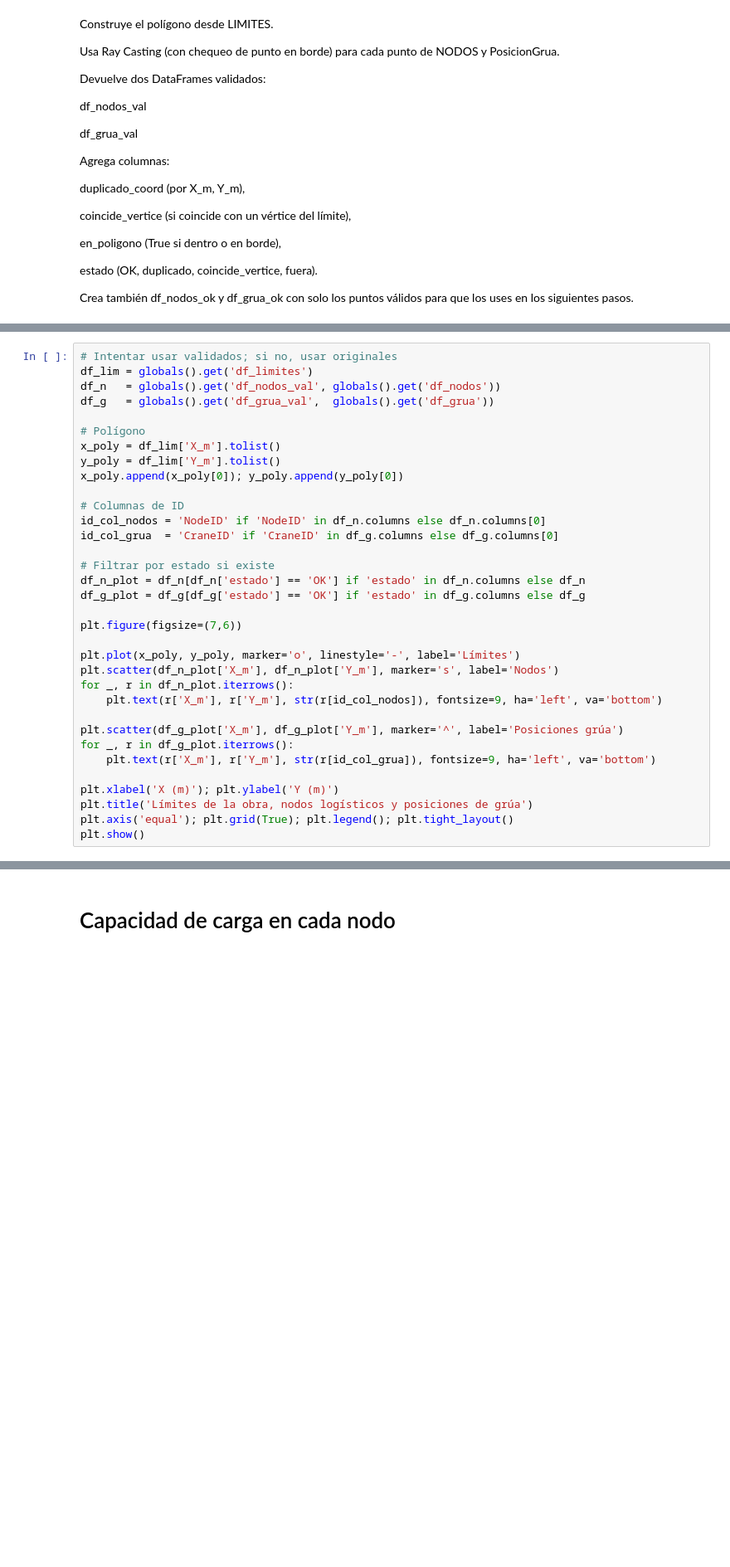
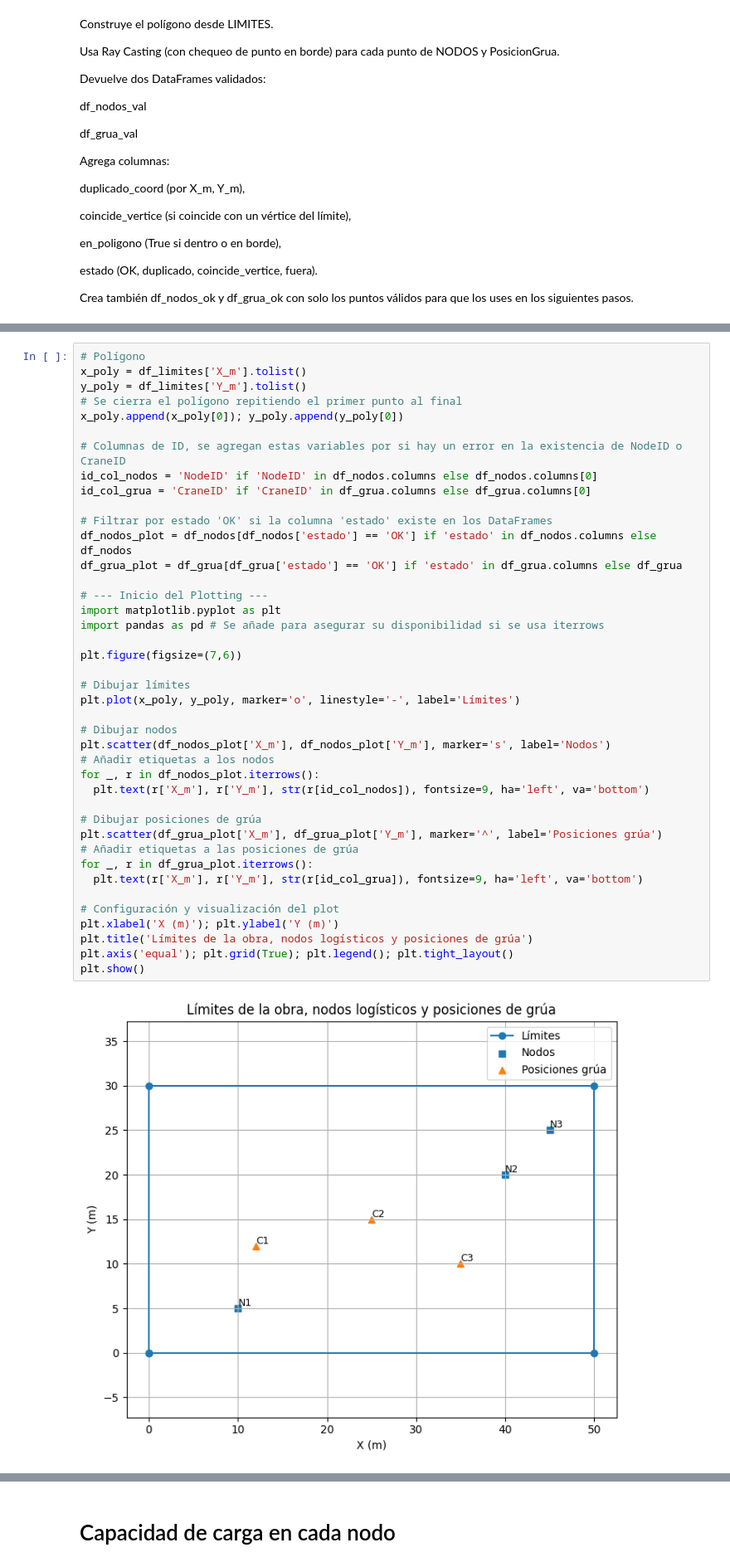
Before and after one commit to Malebrenchs/Tower-Crane-Optimization, a Jupyter notebook: Programa_integrado.ipynb, the cells around one changed output, grey strips where cells are left out. Shown at 83% size. Cells and saved outputs as stored; diff of their text form; blank space fills up the shorter version.

Commit message:
10/22 gráfica de nodos y posiciones de grúa

```diff
--- a/Programa_integrado.ipynb
+++ b/Programa_integrado.ipynb
@@ -542,39 +544,48 @@ Conteos:
 OK    3
 Name: count, dtype: int64
 # %%
-# Intentar usar validados; si no, usar originales
-df_lim = globals().get('df_limites')
-df_n   = globals().get('df_nodos_val', globals().get('df_nodos'))
-df_g   = globals().get('df_grua_val',  globals().get('df_grua'))
-
 # Polígono
-x_poly = df_lim['X_m'].tolist()
-y_poly = df_lim['Y_m'].tolist()
+x_poly = df_limites['X_m'].tolist()
+y_poly = df_limites['Y_m'].tolist()
+# Se cierra el polígono repitiendo el primer punto al final
 x_poly.append(x_poly[0]); y_poly.append(y_poly[0])
 
-# Columnas de ID
-id_col_nodos = 'NodeID' if 'NodeID' in df_n.columns else df_n.columns[0]
-id_col_grua  = 'CraneID' if 'CraneID' in df_g.columns else df_g.columns[0]
+# Columnas de ID, se agregan estas variables por si hay un error en la existencia de NodeID o CraneID
+id_col_nodos = 'NodeID' if 'NodeID' in df_nodos.columns else df_nodos.columns[0]
+id_col_grua = 'CraneID' if 'CraneID' in df_grua.columns else df_grua.columns[0]
 
-# Filtrar por estado si existe
-df_n_plot = df_n[df_n['estado'] == 'OK'] if 'estado' in df_n.columns else df_n
-df_g_plot = df_g[df_g['estado'] == 'OK'] if 'estado' in df_g.columns else df_g
+# Filtrar por estado 'OK' si la columna 'estado' existe en los DataFrames
+df_nodos_plot = df_nodos[df_nodos['estado'] == 'OK'] if 'estado' in df_nodos.columns else df_nodos
+df_grua_plot = df_grua[df_grua['estado'] == 'OK'] if 'estado' in df_grua.columns else df_grua
+
+# --- Inicio del Plotting ---
+import matplotlib.pyplot as plt
+import pandas as pd # Se añade para asegurar su disponibilidad si se usa iterrows
 
 plt.figure(figsize=(7,6))
 
+# Dibujar límites
 plt.plot(x_poly, y_poly, marker='o', linestyle='-', label='Límites')
-plt.scatter(df_n_plot['X_m'], df_n_plot['Y_m'], marker='s', label='Nodos')
-for _, r in df_n_plot.iterrows():
-    plt.text(r['X_m'], r['Y_m'], str(r[id_col_nodos]), fontsize=9, ha='left', va='bottom')
 
-plt.scatter(df_g_plot['X_m'], df_g_plot['Y_m'], marker='^', label='Posiciones grúa')
-for _, r in df_g_plot.iterrows():
-    plt.text(r['X_m'], r['Y_m'], str(r[id_col_grua]), fontsize=9, ha='left', va='bottom')
+# Dibujar nodos
+plt.scatter(df_nodos_plot['X_m'], df_nodos_plot['Y_m'], marker='s', label='Nodos')
+# Añadir etiquetas a los nodos
+for _, r in df_nodos_plot.iterrows():
+  plt.text(r['X_m'], r['Y_m'], str(r[id_col_nodos]), fontsize=9, ha='left', va='bottom')
 
+# Dibujar posiciones de grúa
+plt.scatter(df_grua_plot['X_m'], df_grua_plot['Y_m'], marker='^', label='Posiciones grúa')
+# Añadir etiquetas a las posiciones de grúa
+for _, r in df_grua_plot.iterrows():
+  plt.text(r['X_m'], r['Y_m'], str(r[id_col_grua]), fontsize=9, ha='left', va='bottom')
+
+# Configuración y visualización del plot
 plt.xlabel('X (m)'); plt.ylabel('Y (m)')
 plt.title('Límites de la obra, nodos logísticos y posiciones de grúa')
 plt.axis('equal'); plt.grid(True); plt.legend(); plt.tight_layout()
 plt.show()
+# %% [output]
+[figure, added]
 # %%
 import math
 
```
Also changed, not shown: parts of 3 cells of this notebook.
